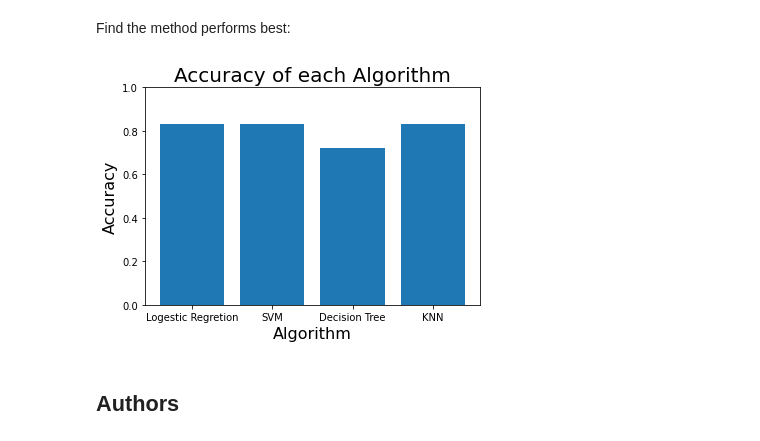
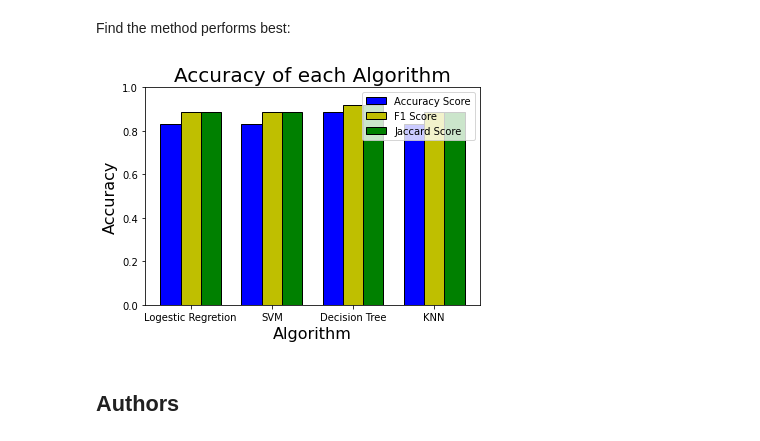
Before and after one commit to elllly/IBM-Applied-Data-Science, a Jupyter notebook: SpaceX_Machine_Learning_Prediction.ipynb, the cells around one changed output. Cells and saved outputs as stored; diff of their text form; code cells hidden in the pictures.

```diff
--- a/SpaceX_Machine_Learning_Prediction.ipynb
+++ b/SpaceX_Machine_Learning_Prediction.ipynb
@@ -191,7 +191,9 @@ plot_confusion_matrix(Y_test,yhat)
 # %% [output]
 [figure]
 # %%
-from sklearn.metrics import accuracy_score
-logreg_cv_acc = accuracy_score(Y_test, yhat)
-logreg_cv_acc
+from sklearn.metrics import accuracy_score, f1_score, jaccard_score
+logreg_cv_acc1 = accuracy_score(Y_test, yhat)
+logreg_cv_acc2 = f1_score(Y_test, yhat)
+logreg_cv_acc3 = jaccard_score(Y_test, yhat)
+print(logreg_cv_acc1, logreg_cv_acc2, logreg_cv_acc3)
 # %% [output]
@@ -241,0 +239,5 @@ svm_cv_acc
+# %%
+svm_cv_acc1 = accuracy_score(Y_test, yhat)
+svm_cv_acc2 = f1_score(Y_test, yhat)
+svm_cv_acc3 = jaccard_score(Y_test, yhat)
+print(svm_cv_acc1, svm_cv_acc2, svm_cv_acc3)
@@ -279,0 +287,5 @@ tree_cv_acc
+# %%
+tree_cv_acc1 = accuracy_score(Y_test, yhat)
+tree_cv_acc2 = f1_score(Y_test, yhat)
+tree_cv_acc3 = jaccard_score(Y_test, yhat)
+print(tree_cv_acc1, tree_cv_acc2, tree_cv_acc3)
@@ -317,0 +327,5 @@ knn_cv_acc
+# %%
+knn_cv_acc1 = accuracy_score(Y_test, yhat)
+knn_cv_acc2 = f1_score(Y_test, yhat)
+knn_cv_acc3 = jaccard_score(Y_test, yhat)
+print(knn_cv_acc1, knn_cv_acc2, knn_cv_acc3)
@@ -322,17 +338,24 @@ Find the method performs best:
 # %%
 import matplotlib.pyplot as plt
 name = ['Logestic Regretion', 'SVM', 'Decision Tree', 'KNN']
-acc_list = [logreg_cv_acc, svm_cv_acc, tree_cv_acc, knn_cv_acc]
+acc_list1 = [logreg_cv_acc1, svm_cv_acc1, tree_cv_acc1, knn_cv_acc1]
+acc_list2 = [logreg_cv_acc2, svm_cv_acc2, tree_cv_acc2, knn_cv_acc2]
+acc_list3 = [logreg_cv_acc3, svm_cv_acc3, tree_cv_acc3, knn_cv_acc3]
+w = np.arange(4)
+fig = plt.plot(figsize=(8,5))
+plt.bar(w, acc_list1, color = 'b', width = 0.25, edgecolor = 'black', label='Accuracy Score')
+plt.bar(w + 0.25, acc_list2, color = 'y', width = 0.25, edgecolor = 'black', label='F1 Score')
+plt.bar(w + 0.5, acc_list2, color = 'g', width = 0.25, edgecolor = 'black', label='Jaccard Score')
 
-fig = plt.plot(figsize=(5,5))
-plt.bar(name, acc_list)
 plt.xlabel('Algorithm', fontsize=16)
 plt.ylabel('Accuracy', fontsize=16)
 plt.title('Accuracy of each Algorithm', fontsize=20)
 plt.ylim(0,1)
+plt.xticks(w + 0.25, name)
+plt.legend()
 plt.show()
 # %% [output]
-[figure, old version]
+[figure, new version]
 # %% [markdown]
 ## Authors
 # %% [markdown]
```
Also changed, not shown: parts of 10 cells of this notebook.
